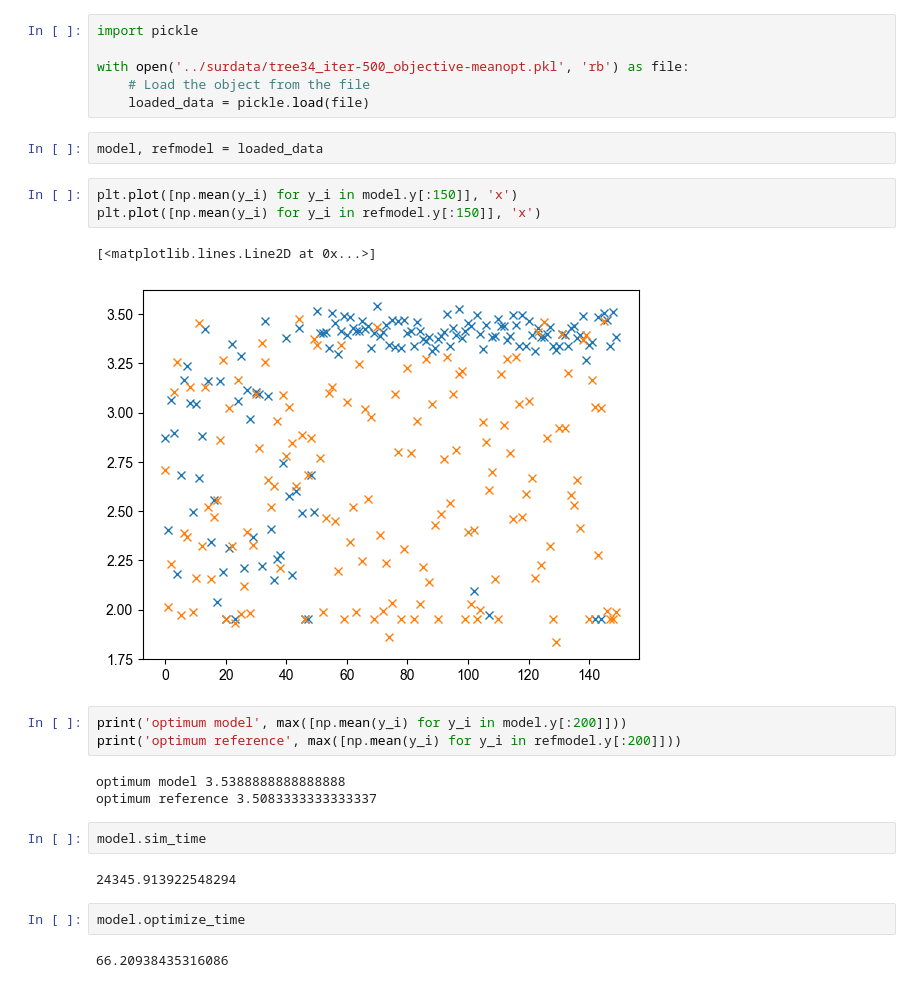
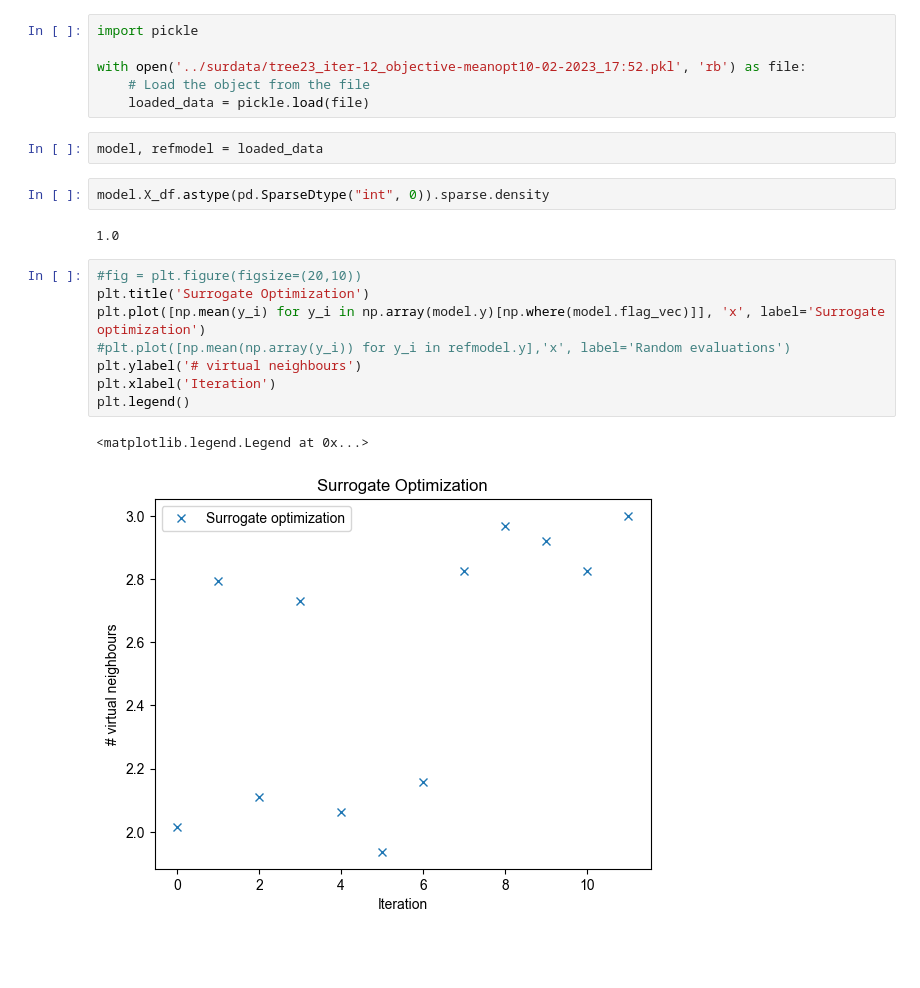
Before and after one commit to Luisenden/qnetsur, a Jupyter notebook: test.ipynb, the cells around one changed output. Cells and saved outputs as stored; diff of their text form; blank space fills up the shorter version.

```diff
--- a/test.ipynb
+++ b/test.ipynb
@@ -88,28 +88,23 @@ CLUSTER RESULTS - 28.09.2023
 # %%
 import pickle
 
-with open('../surdata/tree34_iter-500_objective-meanopt.pkl', 'rb') as file:
+with open('../surdata/tree23_iter-12_objective-meanopt10-02-2023_17:52.pkl', 'rb') as file:
     # Load the object from the file
     loaded_data = pickle.load(file)
 # %%
 model, refmodel = loaded_data
-# %%
-plt.plot([np.mean(y_i) for y_i in model.y[:150]], 'x')
-plt.plot([np.mean(y_i) for y_i in refmodel.y[:150]], 'x')
-# %% [output]
-[<matplotlib.lines.Line2D at 0x...>]
-[figure, removed]
-# %%
-print('optimum model', max([np.mean(y_i) for y_i in model.y[:200]]))
-print('optimum reference', max([np.mean(y_i) for y_i in refmodel.y[:200]]))
-# %% [output]
-optimum model 3.5388888888888888
-optimum reference 3.5083333333333337
-# %%
-model.sim_time
-# %% [output]
-24345.913922548294
-# %%
-model.optimize_time
-# %% [output]
-66.20938435316086
+# %%
+model.X_df.astype(pd.SparseDtype("int", 0)).sparse.density
+# %% [output]
+1.0
+# %%
+#fig = plt.figure(figsize=(20,10))
+plt.title('Surrogate Optimization')
+plt.plot([np.mean(y_i) for y_i in np.array(model.y)[np.where(model.flag_vec)]], 'x', label='Surrogate optimization')
+#plt.plot([np.mean(np.array(y_i)) for y_i in refmodel.y],'x', label='Random evaluations')
+plt.ylabel('# virtual neighbours')
+plt.xlabel('Iteration')
+plt.legend()
+# %% [output]
+<matplotlib.legend.Legend at 0x...>
+[figure, added]
```
Also changed, not shown: parts of 5 cells of this notebook, 5 other files.
